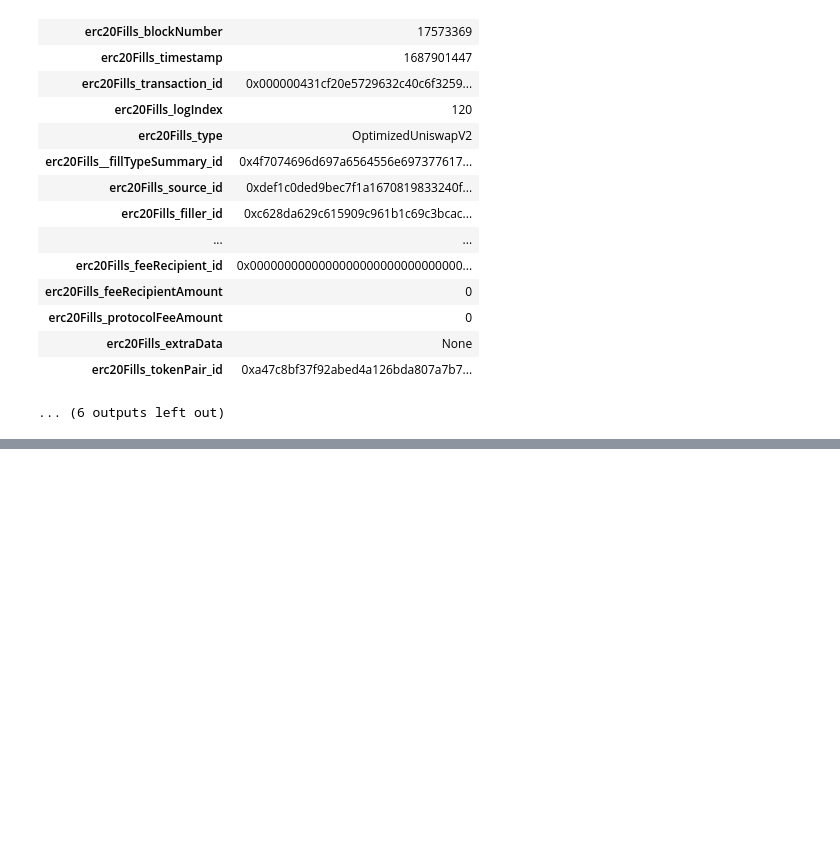
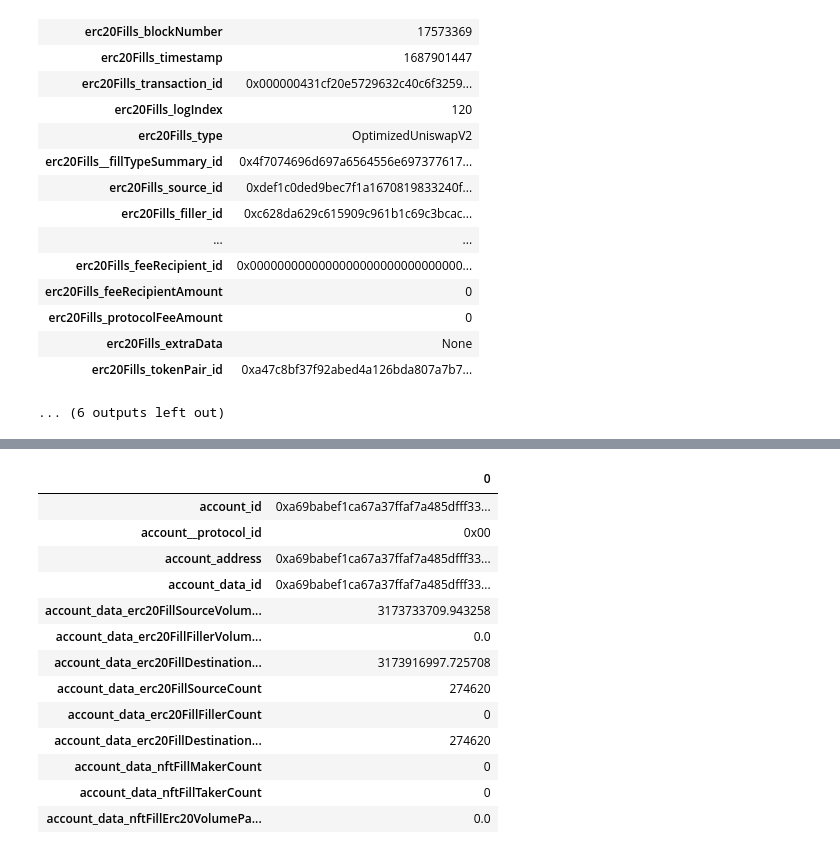
Before and after one commit to papercliplabs/zero-ex-subgraph, a Jupyter notebook: validation/current.ipynb, the cells around one changed output, grey strips where cells are left out. Saved outputs shown, nothing was run; the diff lists cells and outputs as text; code cells hidden in the pictures; blank space fills up the shorter version.

```diff
--- a/validation/current.ipynb
+++ b/validation/current.ipynb
@@ -195,0 +441,36 @@ OptimizedUniswapV2
+# %%
+# Account
+
+def showAccountDataForAddress(address: str):
+    accounts = zero_ex.Query.account(id=address.lower())
+
+    current_df = sg.query_df([accounts, accounts.data])
+    print(address)
+    display(current_df.T)
+
+    # TODO: need account historical!
+
+    # token = zero_ex.Query.erc20Token(id=address)
+
+    # current_df = sg.query_df([token, token.data])
+    # print(address)
+    # display(current_df.T)
+
+    # daySnapshots = token.dailyDataSnapshots(orderBy=zero_ex.DailyErc20TokenData.day, orderDirection="desc", first=31)
+
+    # day_snapshots = sg.query_df([daySnapshots.day,
+    #                             daySnapshots.data.erc20FillInputVolumeUsd,
+    #                             daySnapshots.data.erc20FillOutputVolumeUsd,
+    #                             daySnapshots.data.erc20InputFillCount,
+    #                             daySnapshots.data.erc20OutputFillCount])
+
+    # diff = day_snapshots.iloc[0] - day_snapshots.iloc[-1] # [days, inputVolume, outputVolume, inputFillCount, outputFillCount]
+    # display(day_snapshots)
+    # diffVolumeUsd = diff[1] + diff[2]
+    # diffCount = diff[3] + diff[4]
+    # print("30 day diff - volumeUsd", diffVolumeUsd)
+    # print("30 day diff - count", diffCount)
+
+showAccountDataForAddress("0xa69babef1ca67a37ffaf7a485dfff3382056e78c")
+# TODO: one more also
+# %% [output]
@@ -195,0 +478,14 @@ OptimizedUniswapV2
+|  | 0 |
+| account_id | 0xa69babef1ca67a37ffaf7a485dfff33... |
+| account__protocol_id | 0x00 |
+| account_address | 0xa69babef1ca67a37ffaf7a485dfff33... |
+| account_data_id | 0xa69babef1ca67a37ffaf7a485dfff33... |
+| account_data_erc20FillSourceVolum... | 3173733709.943258 |
+| account_data_erc20FillFillerVolum... | 0.0 |
+| account_data_erc20FillDestination... | 3173916997.725708 |
+| account_data_erc20FillSourceCount | 274620 |
+| account_data_erc20FillFillerCount | 0 |
+| account_data_erc20FillDestination... | 274620 |
+| account_data_nftFillMakerCount | 0 |
+| account_data_nftFillTakerCount | 0 |
+| account_data_nftFillErc20VolumePa... | 0.0 |
```
Also changed, not shown: parts of 7 cells of this notebook, 4 other files.
